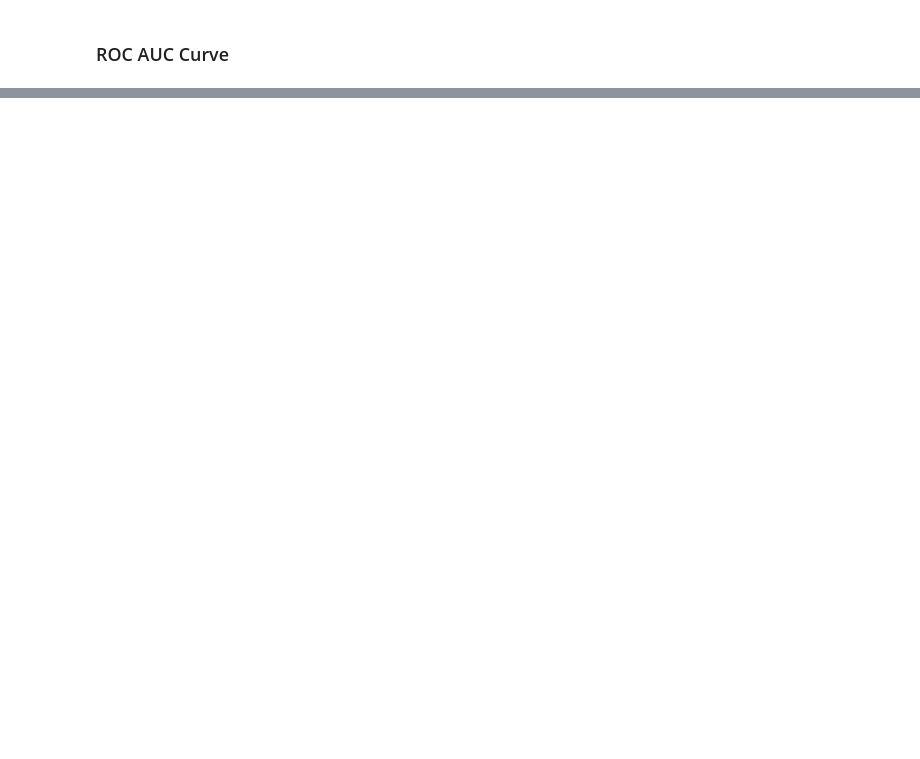
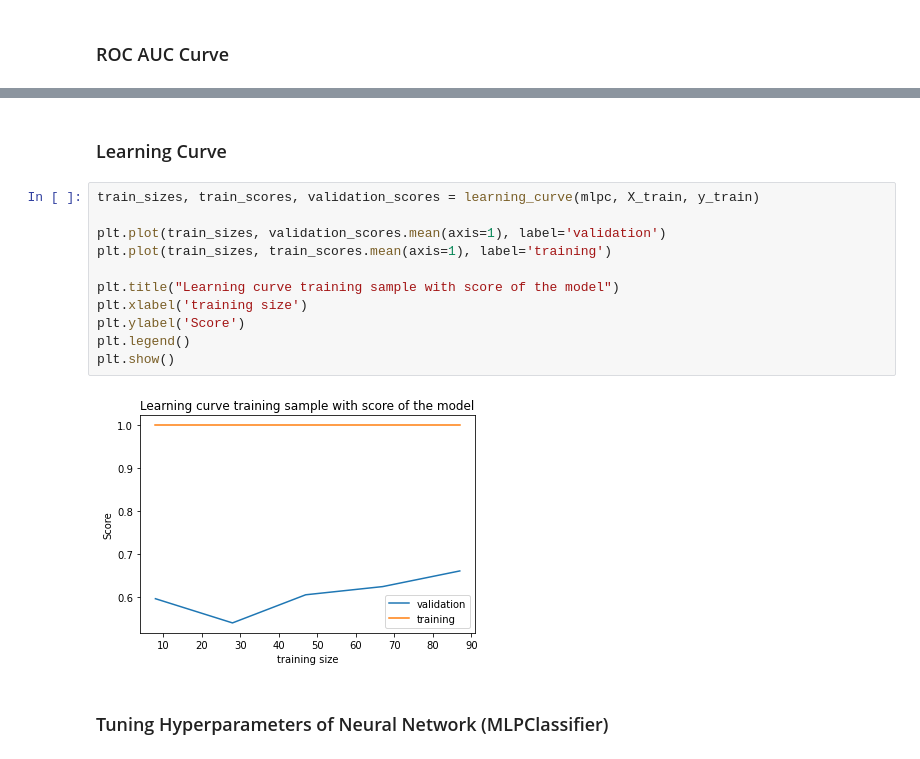
Before and after one commit to KisanThapa/ProjectCS638-Applied-Machine-Learning, a Jupyter notebook: model.ipynb, the cells around one changed output, grey strips where cells are left out. Cells and saved outputs as stored; diff of their text form; blank space fills up the shorter version.

```diff
--- a/model.ipynb
+++ b/model.ipynb
@@ -391,0 +398,17 @@ plot_precision_recall_curve(clf, X_valid, y_valid)
+# %% [markdown]
+### Learning Curve
+# %%
+train_sizes, train_scores, validation_scores = learning_curve(mlpc, X_train, y_train)
+
+plt.plot(train_sizes, validation_scores.mean(axis=1), label='validation')
+plt.plot(train_sizes, train_scores.mean(axis=1), label='training')
+
+plt.title("Learning curve training sample with score of the model")
+plt.xlabel('training size')
+plt.ylabel('Score')
+plt.legend()
+plt.show()
+# %% [output]
+[figure, added]
+# %% [markdown]
+### Tuning Hyperparameters of Neural Network (MLPClassifier)
```
Also changed, not shown: parts of 12 cells of this notebook.
